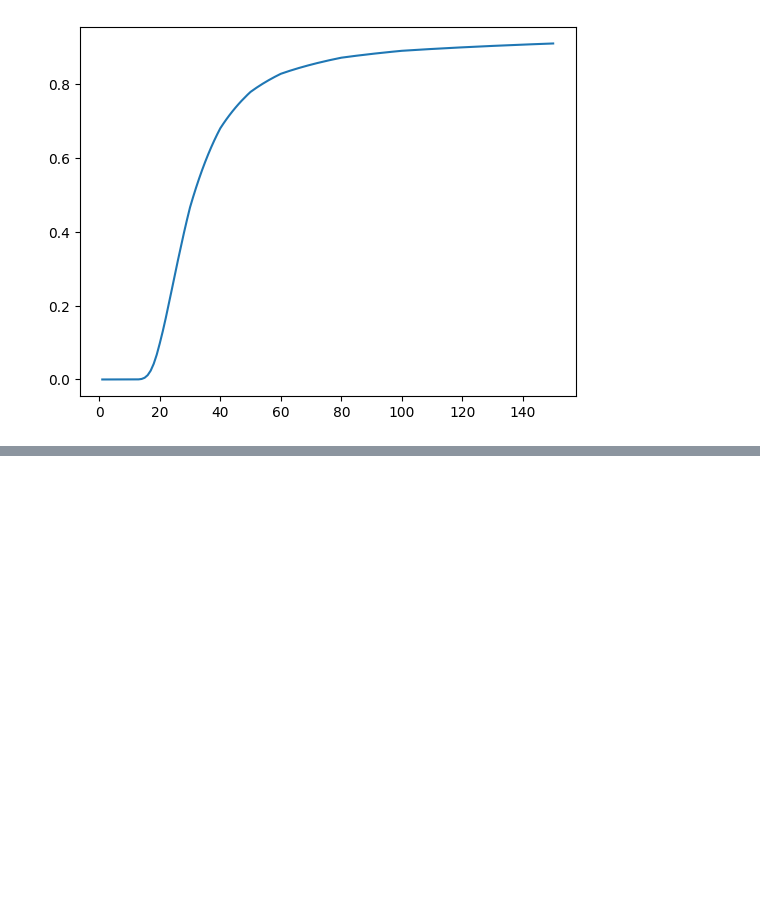
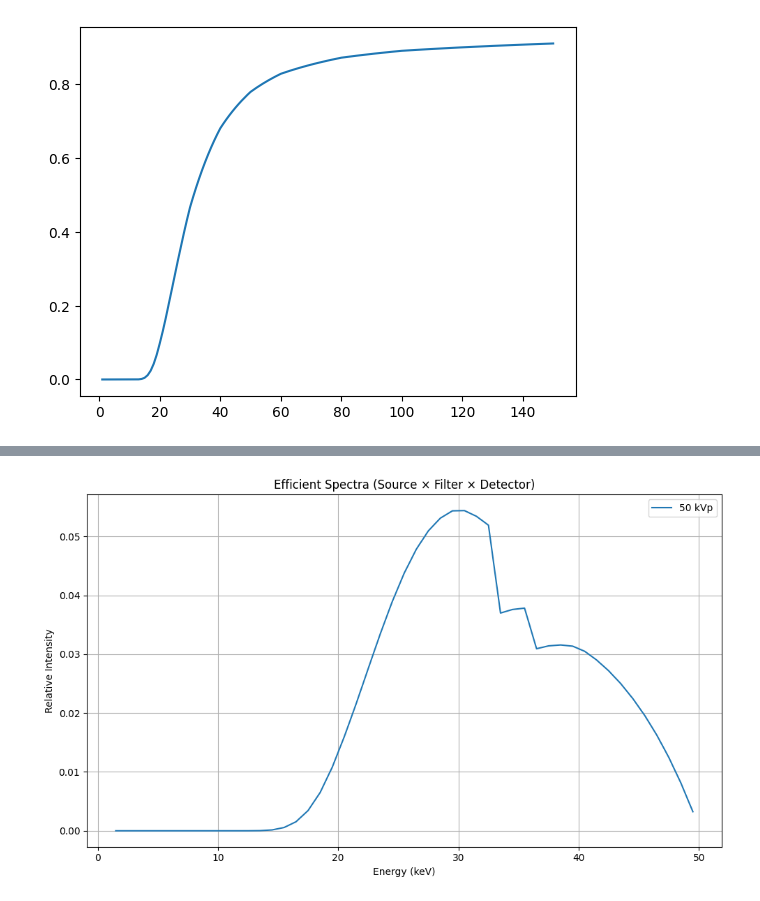
Before and after one commit to cabouman/xcal, a Jupyter notebook: examples/T04_Customizing_Analytical_Modules.ipynb, the cells around one changed output, grey strips where cells are left out. Drawn from its saved outputs; the diff is of its cells as text; code cells hidden in the pictures; blank space fills up the shorter version.

```diff
--- a/examples/T04_Customizing_Analytical_Modules.ipynb
+++ b/examples/T04_Customizing_Analytical_Modules.ipynb
@@ -134,0 +209,29 @@ plt.plot(ee, ff.data)
+# %%
+import matplotlib.pyplot as plt
+import numpy as np
+
+# Assuming ee, gt_srcs, gt_fltr, gt_det, and vol_list are already defined
+
+# Create a new figure with a specified size
+plt.figure(figsize=(10, 6))
+gt_spec_list = []
+# Plot the efficient spectra for each voltage
+
+# Calculate the efficient spectrum by multiplying with filter and detector responses.
+# Then do normalization.
+efficient_spectrum = gt_src * gt_fltr * gt_det
+gt_spec_list.append(efficient_spectrum)
+# efficient_spectrum/=np.trapezoid(efficient_spectrum)
+# Plot the efficient spectrum
+plt.plot(ee, efficient_spectrum/np.trapezoid(efficient_spectrum), label=f'{simkV} kVp')
+
+# Add labels and title
+plt.xlabel('Energy (keV)')
+plt.ylabel('Relative Intensity')
+plt.title('Efficient Spectra (Source × Filter × Detector)')
+plt.legend()
+plt.grid(True)
+plt.tight_layout()
+plt.show()
+# %% [output]
+[figure, added]
```
Also changed, not shown: parts of 14 cells of this notebook, 2 other files.
